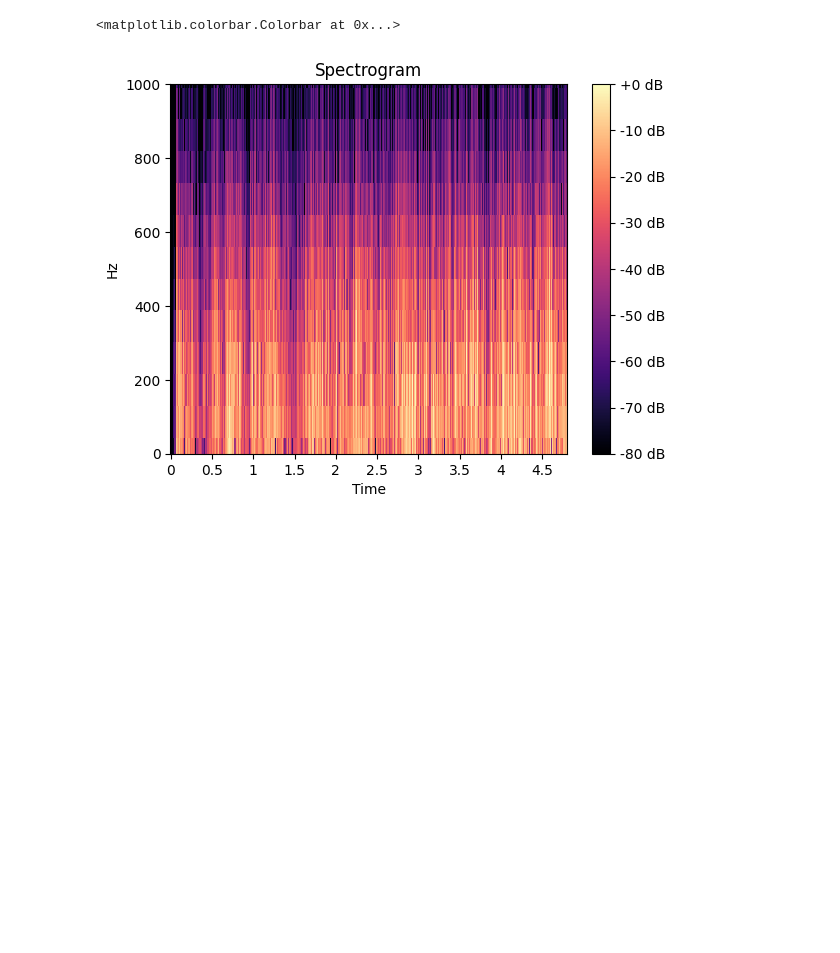
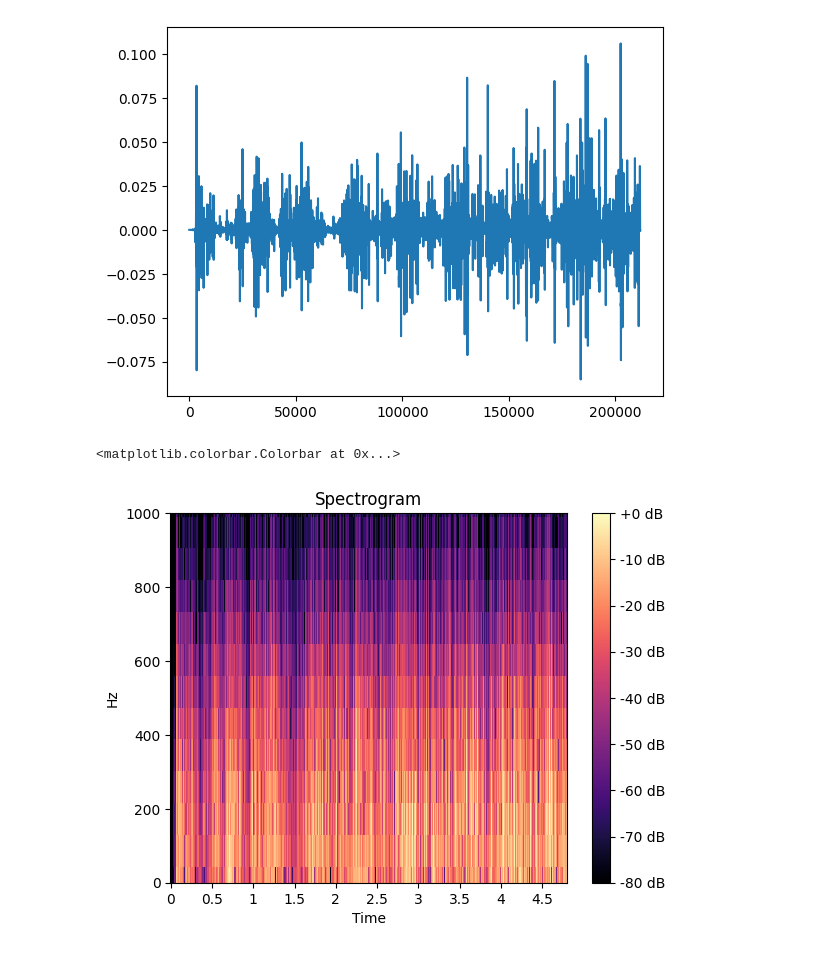
Before and after one commit to shinolab/vibrotactile-autoencoder, a Jupyter notebook: preprocess.ipynb, the cells around one changed output. Drawn from its saved outputs; the diff is of its cells as text; code cells hidden in the pictures; blank space fills up the shorter version.

```diff
--- a/preprocess.ipynb
+++ b/preprocess.ipynb
@@ -8,11 +8,13 @@ import numpy as np
 import matplotlib.pyplot as plt
 # %%
 data, fs = librosa.load('Texture_Dataset/G1AluminumMesh/G1RhombAluminumMesh_Sound_Movement_train1.wav', sr=44100)
-# plt.plot(data)
 b, a = signal.butter(3, [20 / fs, 1000 / fs], 'bandpass')
 data = signal.filtfilt(b, a, data)
+plt.plot(data)
 DMatrix = librosa.stft(data, n_fft=512, hop_length=int(512 * 0.9), window='hann')
 dbMatrix = librosa.amplitude_to_db(np.abs(DMatrix), ref=np.max)
+# %% [output]
+[figure, added]
 # %%
 fig, ax = plt.subplots()
 img = librosa.display.specshow(dbMatrix, sr=fs, n_fft=512, hop_length=int(512 * 0.9), y_axis='linear', x_axis='time', ax=ax)
```
Also changed, not shown: parts of 1 cell of this notebook, 4 other files.
